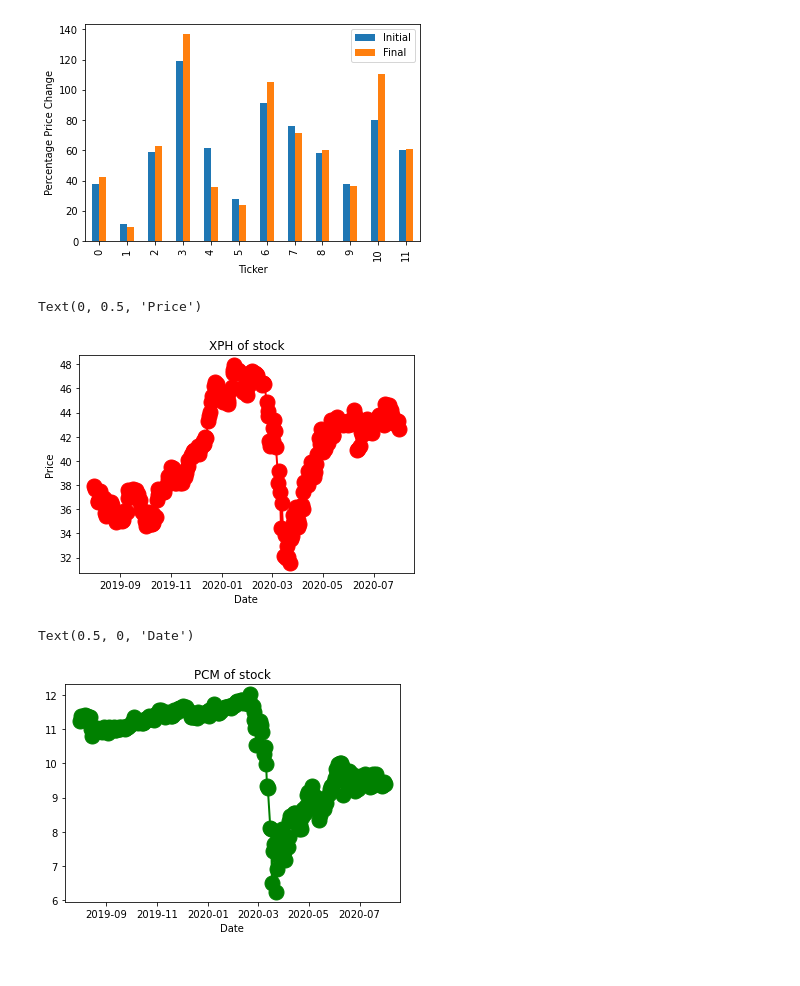
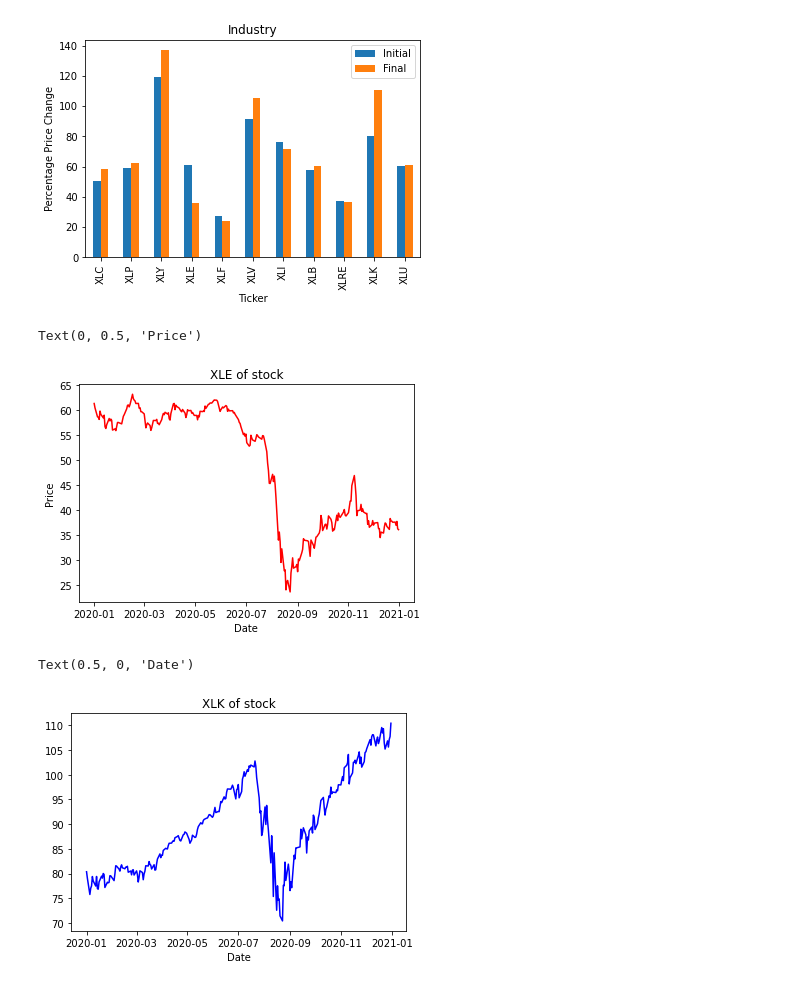
Before and after one commit to Dinorobie/stocks-covid, a Jupyter notebook: stock_+.ipynb, the cells around one changed output. Cells and saved outputs as stored; diff of their text form; code cells hidden in the pictures.

Commit message:
New graphs

```diff
--- a/stock_+.ipynb
+++ b/stock_+.ipynb
@@ -20,9 +21,9 @@ ticker_date = []
 delta = datetime.timedelta(days=1)
 
 # Search parameters
-industry_index = ["XPH","PCM","XLP","XLY","XLE","XLF","XLV", "XLI", "XLB", "XLRE", "XLK","XLU"]
-start_date = datetime.datetime(2019,8,1)
-end_date = datetime.datetime(2020,7,31)
+industry_index = sector_symbol
+start_date = datetime.datetime(2020,1,1)
+end_date = datetime.datetime(2021,1,1)
 base_url = 'https://www.alphavantage.co/query?function=TIME_SERIES_DAILY'
 
 # For loop to create the date column and create the results dataframe
@@ -106,7 +106,7 @@ ticker_value_df
 # Cleaning the results dataframe
 
 # Dropping rows with no values (no stocks operations)
-clean_df = ticker_value_df.loc[ticker_value_df["XPH"]!=0].reset_index(drop=True)
+clean_df = ticker_value_df.loc[ticker_value_df["XLC"]!=0].reset_index(drop=True)
 clean_df
 
 # Dropping columns with no data (Indexes not found in the API)
@@ -157,10 +173,10 @@ for column in clean_df:
     if column !="Date":
         ticker_list.append(column)
 
-        ticker_initial=clean_df.loc[clean_df["Date"]=='2019-08-01',column].tolist()
+        ticker_initial=clean_df.loc[clean_df["Date"]=='2020-01-01',column].tolist()
         inititial_price.append(ticker_initial[0])
 
-        ticker_final=clean_df.loc[clean_df["Date"]=='2020-07-31',column].tolist()
+        ticker_final=clean_df.loc[clean_df["Date"]=='2020-12-31',column].tolist()
         final_price.append(ticker_final[0])
 
 
@@ -202,31 +205,34 @@ clean_df.describe()
 # %%
 ava_df.plot(kind="bar")
+plt.xticks(ava_df.index.tolist(),ava_df["Ticker"].tolist())
+plt.title("Industry")
 plt.xlabel("Ticker")
 plt.ylabel("Percentage Price Change")
 plt.show()
 # %% [output]
-[figure, old version]
+[figure, new version]
 # %%
 # Generate a scatter plot XPH
 x_axis = clean_df["Date"]
-tumsiz = clean_df["XPH"]
+tumsiz = clean_df["XLE"]
 
 fig1, ax1 = plt.subplots()
-plt.title('XPH of stock')
-plt.plot(x_axis, tumsiz,linewidth=2, markersize=15,marker="o",color="red", label="Fahreneit")
+plt.title('XLE of stock')
+#plt.axvline(x=44197)
+plt.plot(x_axis, tumsiz,linewidth=1.5, markersize=0,marker="o",color="red", label="Fahreneit")
 plt.xlabel('Date')
 plt.ylabel('Price')
 # %% [output]
 Text(0, 0.5, 'Price')
-[figure, old version]
+[figure, new version]
 # %%
 x_axis = clean_df["Date"]
-tumsiz = clean_df["PCM"]
+tumsiz = clean_df["XLK"]
 
 fig1, ax1 = plt.subplots()
-plt.title('PCM of stock')
-plt.plot(x_axis, tumsiz,linewidth=2, markersize=15,marker="o",color="green", label="Fahreneit")
+plt.title('XLK of stock')
+plt.plot(x_axis, tumsiz,linewidth=1.5, markersize=0,marker="o",color="blue", label="Fahreneit")
 plt.xlabel('Date')
 # %% [output]
 Text(0.5, 0, 'Date')
-[figure, old version]
+[figure, new version]
```
Also changed, not shown: parts of 12 cells of this notebook.
